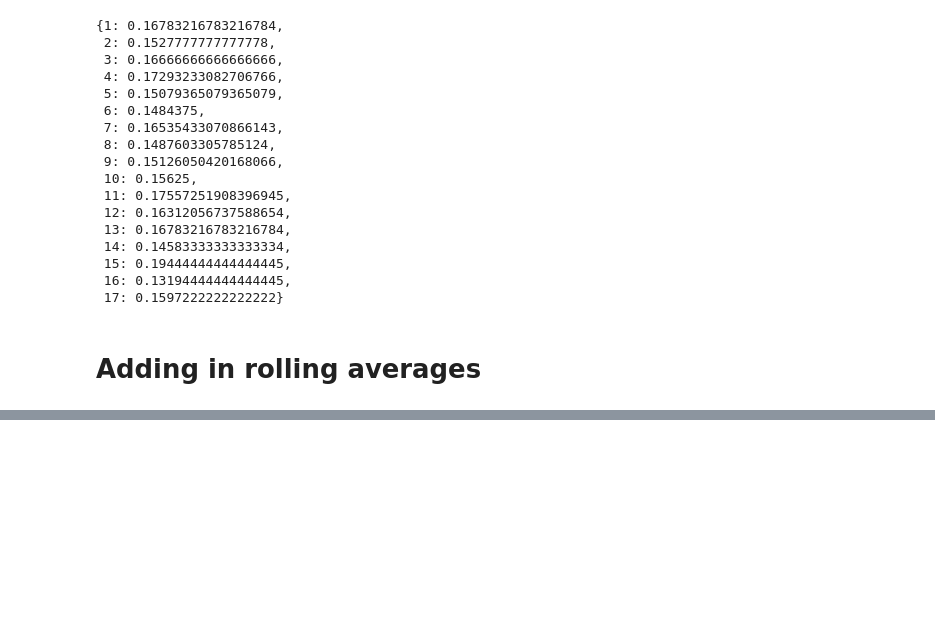
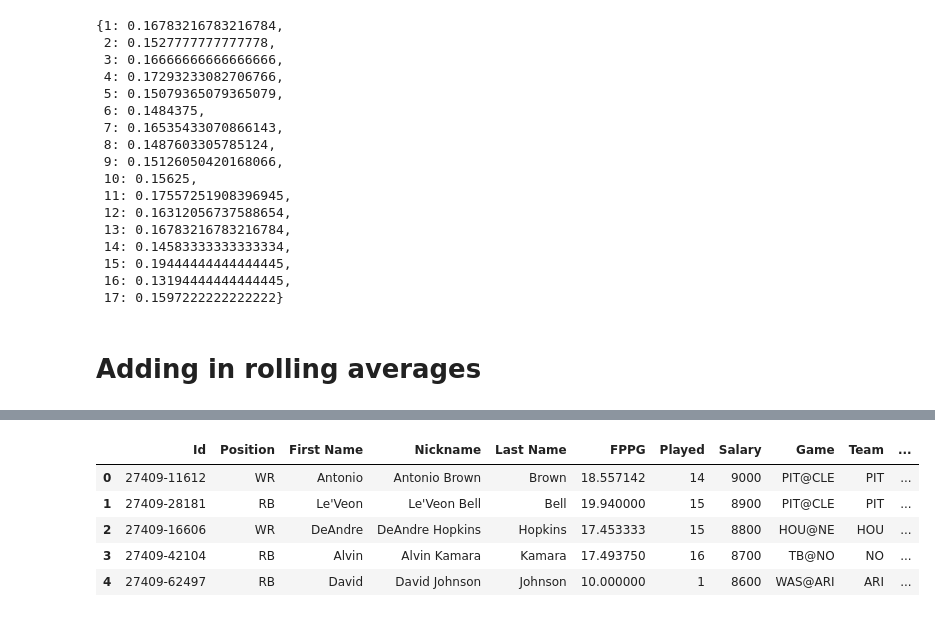
Before and after one commit to ibury08/fantasyfootball, a Jupyter notebook: FF_Data_Collection.ipynb, the cells around one changed output, grey strips where cells are left out. Drawn from its saved outputs; the diff is of its cells as text; code cells hidden in the pictures; blank space fills up the shorter version.

```diff
--- a/FF_Data_Collection.ipynb
+++ b/FF_Data_Collection.ipynb
@@ -411,0 +372,11 @@ rolling
+# %%
+fd = pd.read_csv('/Users/ianbury/Downloads/FanDuel-NFL-2018-09-09-27409-players-list.csv')
+# %%
+fd.head()
+# %% [output]
+|  | Id | Position | First Name | Nickname | Last Name | FPPG | Played | Salary | Game | Team | ... |
+| 0 | 27409-11612 | WR | Antonio | Antonio Brown | Brown | 18.557142 | 14 | 9000 | PIT@CLE | PIT | ... |
+| 1 | 27409-28181 | RB | Le'Veon | Le'Veon Bell | Bell | 19.940000 | 15 | 8900 | PIT@CLE | PIT | ... |
+| 2 | 27409-16606 | WR | DeAndre | DeAndre Hopkins | Hopkins | 17.453333 | 15 | 8800 | HOU@NE | HOU | ... |
+| 3 | 27409-42104 | RB | Alvin | Alvin Kamara | Kamara | 17.493750 | 16 | 8700 | TB@NO | NO | ... |
+| 4 | 27409-62497 | RB | David | David Johnson | Johnson | 10.000000 | 1 | 8600 | WAS@ARI | ARI | ... |
```
Also changed, not shown: parts of 11 cells of this notebook.
